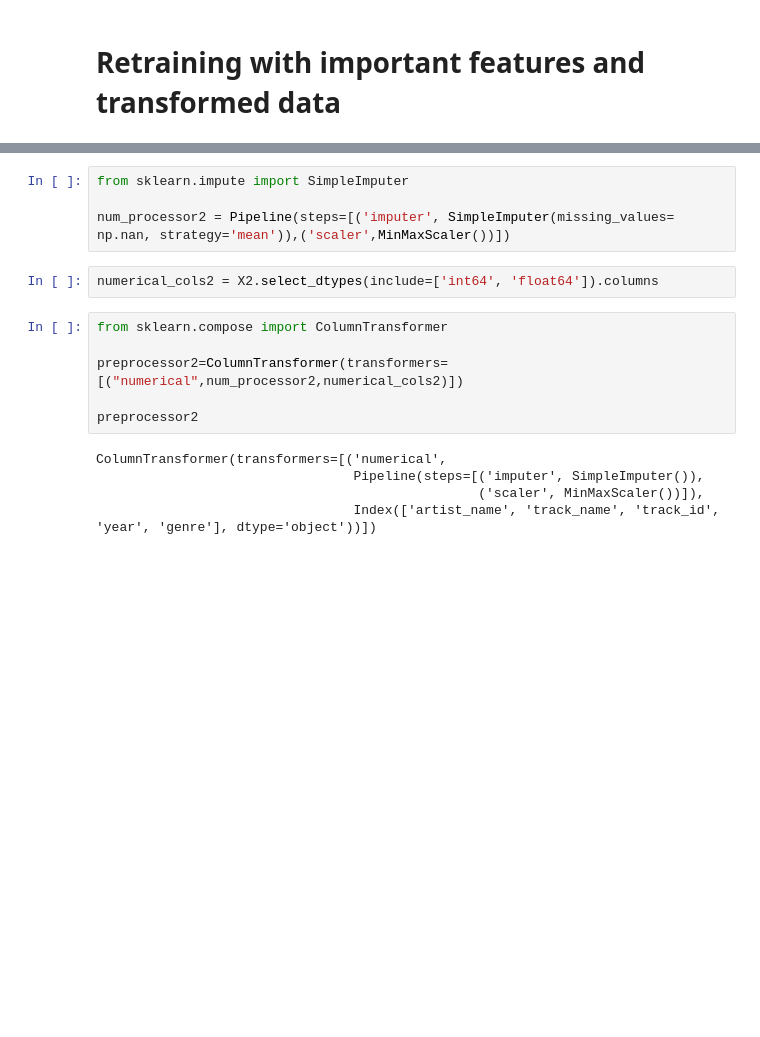
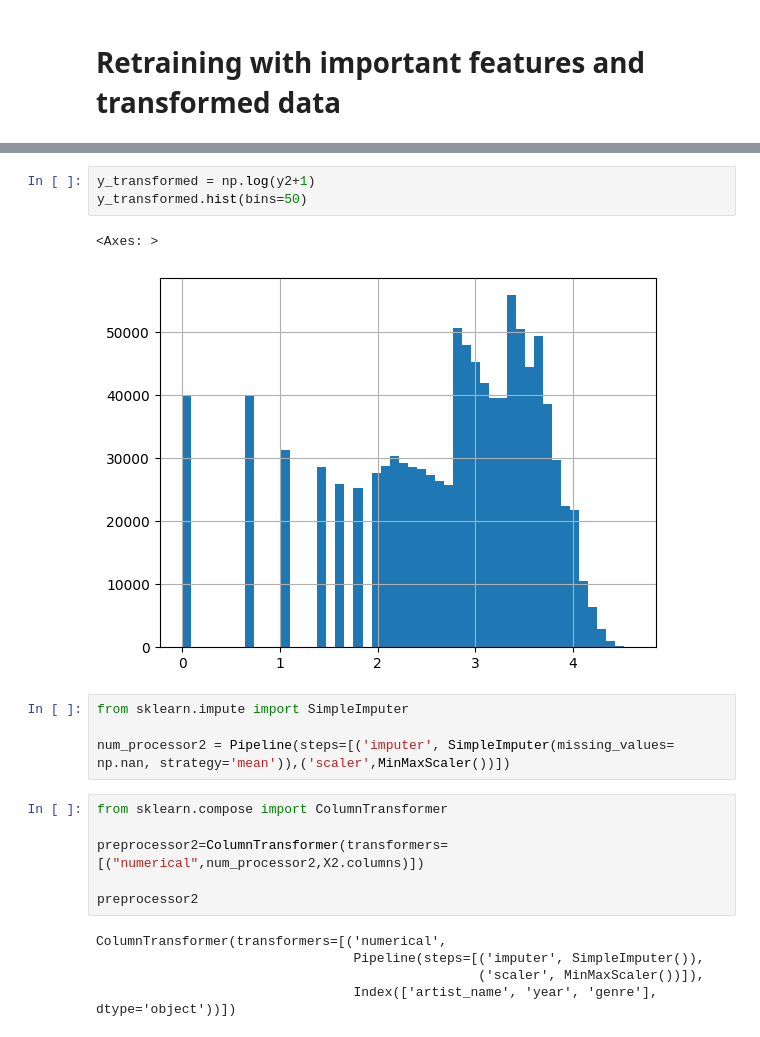
Before and after one commit to Abstract-Dex/Spotify-Data-Insights, a Jupyter notebook: main.ipynb, the cells around one changed output, grey strips where cells are left out. Saved outputs shown, nothing was run; the diff lists cells and outputs as text; blank space fills up the shorter version.

```diff
--- a/main.ipynb
+++ b/main.ipynb
@@ -307,20 +352,24 @@ plt.show()
+# %%
+y_transformed = np.log(y2+1)
+y_transformed.hist(bins=50)
+# %% [output]
+<Axes: >
+[figure, added]
 # %%
 from sklearn.impute import SimpleImputer
 
 num_processor2 = Pipeline(steps=[('imputer', SimpleImputer(missing_values= np.nan, strategy='mean')),('scaler',MinMaxScaler())])
-# %%
-numerical_cols2 = X2.select_dtypes(include=['int64', 'float64']).columns
 # %%
 from sklearn.compose import ColumnTransformer
 
-preprocessor2=ColumnTransformer(transformers=[("numerical",num_processor2,numerical_cols2)])
+preprocessor2=ColumnTransformer(transformers=[("numerical",num_processor2,X2.columns)])
 
 preprocessor2
 # %% [output]
 ColumnTransformer(transformers=[('numerical',
                                  Pipeline(steps=[('imputer', SimpleImputer()),
                                                  ('scaler', MinMaxScaler())]),
-                                 Index(['artist_name', 'track_name', 'track_id', 'year', 'genre'], dtype='object'))])
+                                 Index(['artist_name', 'year', 'genre'], dtype='object'))])
 # %%
 final_pipeline2 = Pipeline([('preprocessing', preprocessor2),
                            ('model', RandomForestRegressor(n_estimators=200))])
```
Also changed, not shown: parts of 16 cells of this notebook.
